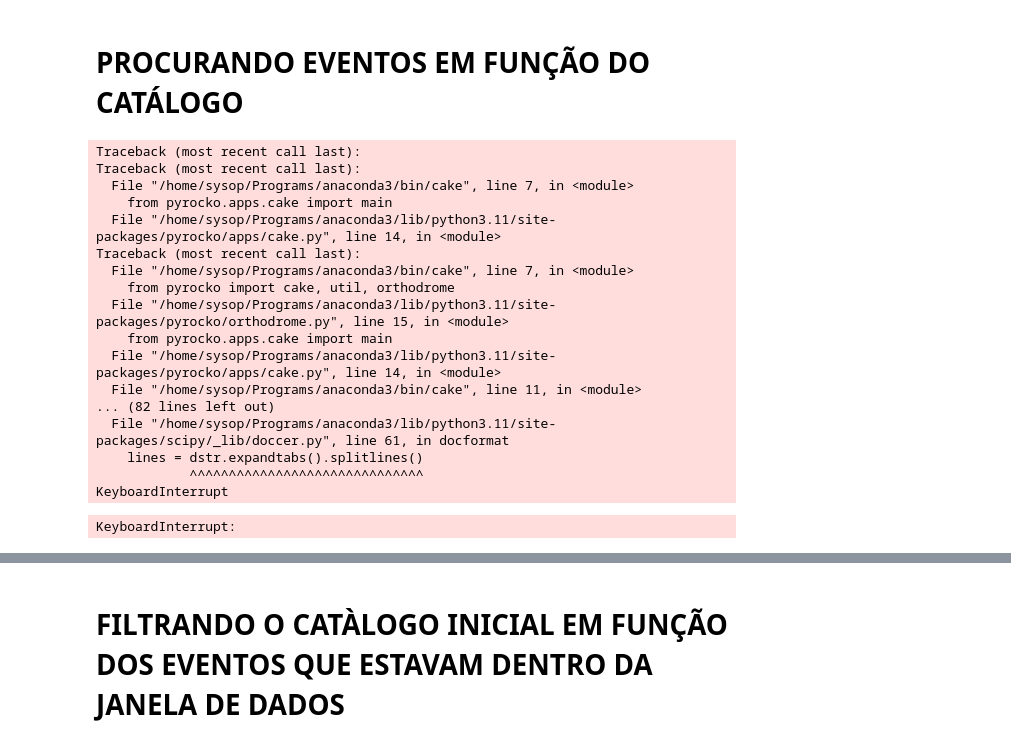
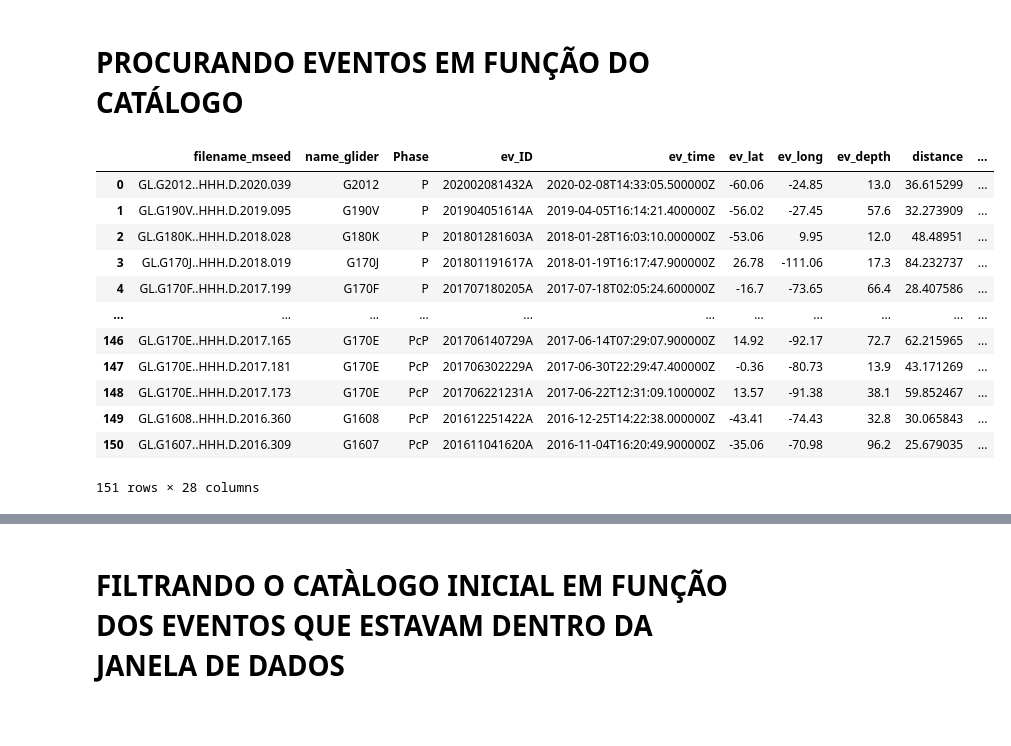
Before and after one commit to dIOGOLOC/marefone, a Jupyter notebook: diverse_tools/Tutorial/REGIONAL_LOCAL_EVENT_IDENTIFICATION/REGIONAL_TELESSEISMIC_EVENT/Tutorial_regional_teleseismic_event_ploting_via_quakexml.ipynb, the cells around one changed output, grey strips where cells are left out. Drawn from its saved outputs; the diff is of its cells as text; code cells hidden in the pictures; blank space fills up the shorter version.

Commit message:
Finishing data analysis.

```diff
--- a/diverse_tools/Tutorial/REGIONAL_LOCAL_EVENT_IDENTIFICATION/REGIONAL_TELESSEISMIC_EVENT/Tutorial_regional_teleseismic_event_ploting_via_quakexml.ipynb
+++ b/diverse_tools/Tutorial/REGIONAL_LOCAL_EVENT_IDENTIFICATION/REGIONAL_TELESSEISMIC_EVENT/Tutorial_regional_teleseismic_event_ploting_via_quakexml.ipynb
@@ -51,22 +51,22 @@ import xml.etree.ElementTree as ET
 # %% [markdown]
 # Inputs e Outputs
 # %%
-FOLDER_OUTPUT = '/media/sysop/14f7ead0-5dcb-4557-a139-55dbb404d11a/diogoloc/dados_posdoc/Gliders_DATA/OUTPUT/'
-MSEED_INPUT = "/media/sysop/14f7ead0-5dcb-4557-a139-55dbb404d11a/diogoloc/dados_posdoc/Gliders_DATA/DATA_GLIDER_2024/"
-LOCAL_EVENTS_TABLE = "/media/sysop/14f7ead0-5dcb-4557-a139-55dbb404d11a/diogoloc/dados_posdoc/Gliders_DATA/event_files/iag_catalogo_costa.csv"
-XML_FILE = '/media/sysop/14f7ead0-5dcb-4557-a139-55dbb404d11a/diogoloc/dados_posdoc/Gliders_DATA/XML/glider_nettab_per_dive.xml'
-QUAKEXML_FOLDER = '/media/sysop/14f7ead0-5dcb-4557-a139-55dbb404d11a/diogoloc/dados_posdoc/Gliders_DATA/OUTPUT/EVENTS/'
-METADATA_FILE = '/media/sysop/14f7ead0-5dcb-4557-a139-55dbb404d11a/diogoloc/dados_posdoc/Gliders_DATA/METADATA/df_campanha_glider.feather'
-MODEL_CAKE = '/media/sysop/14f7ead0-5dcb-4557-a139-55dbb404d11a/diogoloc/dados_posdoc/Gliders_DATA/EARTH_MODEL_AREA/model_ak135f_SOFAR.nd'
-RSBR_STATIONS = '/media/sysop/14f7ead0-5dcb-4557-a139-55dbb404d11a/diogoloc/dados_posdoc/Gliders_DATA/STA_COORD/estacoes_RSBR_costa.txt'
+#FOLDER_OUTPUT = '/media/sysop/14f7ead0-5dcb-4557-a139-55dbb404d11a/diogoloc/dados_posdoc/Gliders_DATA/OUTPUT/'
+#MSEED_INPUT = "/media/sysop/14f7ead0-5dcb-4557-a139-55dbb404d11a/diogoloc/dados_posdoc/Gliders_DATA/DATA_GLIDER_2024/"
+#LOCAL_EVENTS_TABLE = "/media/sysop/14f7ead0-5dcb-4557-a139-55dbb404d11a/diogoloc/dados_posdoc/Gliders_DATA/event_files/iag_catalogo_costa.csv"
+#XML_FILE = '/media/sysop/14f7ead0-5dcb-4557-a139-55dbb404d11a/diogoloc/dados_posdoc/Gliders_DATA/XML/glider_nettab_per_dive.xml'
+#QUAKEXML_FOLDER = '/media/sysop/14f7ead0-5dcb-4557-a139-55dbb404d11a/diogoloc/dados_posdoc/Gliders_DATA/OUTPUT/EVENTS/'
+#METADATA_FILE = '/media/sysop/14f7ead0-5dcb-4557-a139-55dbb404d11a/diogoloc/dados_posdoc/Gliders_DATA/METADATA/df_campanha_glider.feather'
+#MODEL_CAKE = '/media/sysop/14f7ead0-5dcb-4557-a139-55dbb404d11a/diogoloc/dados_posdoc/Gliders_DATA/EARTH_MODEL_AREA/model_ak135f_SOFAR.nd'
+#RSBR_STATIONS = '/media/sysop/14f7ead0-5dcb-4557-a139-55dbb404d11a/diogoloc/dados_posdoc/Gliders_DATA/STA_COORD/estacoes_RSBR_costa.txt'
 
-#FOLDER_OUTPUT = '/home/sysop/dados_posdoc/GLIDER_PETROBRAS/OUTPUT/'
-#MSEED_INPUT = "/home/sysop/dados_posdoc/GLIDER_PETROBRAS/DATA/"
-#XML_FILE = '/home/sysop/dados_posdoc/GLIDER_PETROBRAS/XML/glider_nettab_per_dive.xml'
-#METADATA_FILE = '/home/sysop/dados_posdoc/GLIDER_PETROBRAS/METADATA/df_campanha_glider.feather'
-#QUAKEXML_FOLDER = '/home/sysop/dados_posdoc/GLIDER_PETROBRAS/OUTPUT/EVENTS/'
-#MODEL_CAKE = '/home/sysop/dados_posdoc/GLIDER_PETROBRAS/EARTH_MODEL_AREA/model_ak135_SOFAR.nd'
-#RSBR_STATIONS = '/home/sysop/dados_posdoc/GLIDER_PETROBRAS/STA_COORD/estacoes_RSBR_costa.txt'
+FOLDER_OUTPUT = '/home/sysop/dados_posdoc/GLIDER_PETROBRAS/OUTPUT/'
+MSEED_INPUT = "/home/sysop/dados_posdoc/GLIDER_PETROBRAS/DATA/"
+XML_FILE = '/home/sysop/dados_posdoc/GLIDER_PETROBRAS/XML/glider_nettab_per_dive.xml'
+METADATA_FILE = '/home/sysop/dados_posdoc/GLIDER_PETROBRAS/METADATA/df_campanha_glider.feather'
+QUAKEXML_FOLDER = '/home/sysop/dados_posdoc/GLIDER_PETROBRAS/OUTPUT/EVENTS/'
+MODEL_CAKE = '/home/sysop/dados_posdoc/GLIDER_PETROBRAS/EARTH_MODEL_AREA/model_ak135_SOFAR.nd'
+RSBR_STATIONS = '/home/sysop/dados_posdoc/GLIDER_PETROBRAS/STA_COORD/estacoes_RSBR_costa.txt'
 # %% [markdown]
 # Extraindo informações dos arquivos ".mseed"
 # %%
@@ -1188,5 +1193,5 @@ def event_search(inpt,CUT_BEFORE=-30,CUT_AFTER=180,FREQ_CFT=3,STA_short=2,LTA_sh
 # %%
-fases_sismicas = ["P","PKP","PKIKP"]
+fases_sismicas = ["P","PKP","PKIKP","PKiKP","PcP"]
 input_data = []
 for fs in fases_sismicas:
     for ev in cat:
@@ -1195,31 +1200,12 @@ for fs in fases_sismicas:
 %%capture out
 
 df_results = []
-with Pool(processes=6) as p:
+with Pool(processes=20) as p:
     max_ = len(input_data)
     with tqdm(total=max_) as pbar:
         for result in p.imap_unordered(event_search,input_data):
             df_results.append(result)
             pbar.update()
-# %% [output]
-Traceback (most recent call last):
-Traceback (most recent call last):
-  File "/home/sysop/Programs/anaconda3/bin/cake", line 7, in <module>
-    from pyrocko.apps.cake import main
-  File "/home/sysop/Programs/anaconda3/lib/python3.11/site-packages/pyrocko/apps/cake.py", line 14, in <module>
-Traceback (most recent call last):
-  File "/home/sysop/Programs/anaconda3/bin/cake", line 7, in <module>
-    from pyrocko import cake, util, orthodrome
-  File "/home/sysop/Programs/anaconda3/lib/python3.11/site-packages/pyrocko/orthodrome.py", line 15, in <module>
-    from pyrocko.apps.cake import main
-  File "/home/sysop/Programs/anaconda3/lib/python3.11/site-packages/pyrocko/apps/cake.py", line 14, in <module>
-  File "/home/sysop/Programs/anaconda3/bin/cake", line 11, in <module>
-... (82 lines left out)
-  File "/home/sysop/Programs/anaconda3/lib/python3.11/site-packages/scipy/_lib/doccer.py", line 61, in docformat
-    lines = dstr.expandtabs().splitlines()
-            ^^^^^^^^^^^^^^^^^^^^^^^^^^^^^^
-KeyboardInterrupt
-KeyboardInterrupt:
 # %%
 dataframe_events_glider = pd.concat(df_results, ignore_index=True)
 # %%
@@ -1229,7 +1215,21 @@ def round_up_to_base(x, base=25):
 dataframe_events_glider['year'] =[UTCDateTime(i).year for i in dataframe_events_glider['ev_time']]
 dataframe_events_glider['ev_depth_round'] = dataframe_events_glider['ev_depth'].apply(round_up_to_base)
 # %%
-dataframe_events_glider.head(2)
+dataframe_events_glider
+# %% [output]
+|  | filename_mseed | name_glider | Phase | ev_ID | ev_time | ev_lat | ev_long | ev_depth | distance | ... |
+| 0 | GL.G2012..HHH.D.2020.039 | G2012 | P | 202002081432A | 2020-02-08T14:33:05.500000Z | -60.06 | -24.85 | 13.0 | 36.615299 | ... |
+| 1 | GL.G190V..HHH.D.2019.095 | G190V | P | 201904051614A | 2019-04-05T16:14:21.400000Z | -56.02 | -27.45 | 57.6 | 32.273909 | ... |
+| 2 | GL.G180K..HHH.D.2018.028 | G180K | P | 201801281603A | 2018-01-28T16:03:10.000000Z | -53.06 | 9.95 | 12.0 | 48.48951 | ... |
+| 3 | GL.G170J..HHH.D.2018.019 | G170J | P | 201801191617A | 2018-01-19T16:17:47.900000Z | 26.78 | -111.06 | 17.3 | 84.232737 | ... |
+| 4 | GL.G170F..HHH.D.2017.199 | G170F | P | 201707180205A | 2017-07-18T02:05:24.600000Z | -16.7 | -73.65 | 66.4 | 28.407586 | ... |
+| ... | ... | ... | ... | ... | ... | ... | ... | ... | ... | ... |
+| 146 | GL.G170E..HHH.D.2017.165 | G170E | PcP | 201706140729A | 2017-06-14T07:29:07.900000Z | 14.92 | -92.17 | 72.7 | 62.215965 | ... |
+| 147 | GL.G170E..HHH.D.2017.181 | G170E | PcP | 201706302229A | 2017-06-30T22:29:47.400000Z | -0.36 | -80.73 | 13.9 | 43.171269 | ... |
+| 148 | GL.G170E..HHH.D.2017.173 | G170E | PcP | 201706221231A | 2017-06-22T12:31:09.100000Z | 13.57 | -91.38 | 38.1 | 59.852467 | ... |
+| 149 | GL.G1608..HHH.D.2016.360 | G1608 | PcP | 201612251422A | 2016-12-25T14:22:38.000000Z | -43.41 | -74.43 | 32.8 | 30.065843 | ... |
+| 150 | GL.G1607..HHH.D.2016.309 | G1607 | PcP | 201611041620A | 2016-11-04T16:20:49.900000Z | -35.06 | -70.98 | 96.2 | 25.679035 | ... |
+151 rows × 28 columns
 # %%
 fig = plt.figure(figsize=(16,9))
 mpl.rcParams.update({'font.size': 12})
```
Also changed, not shown: parts of 10 cells of this notebook, 2 other files.
